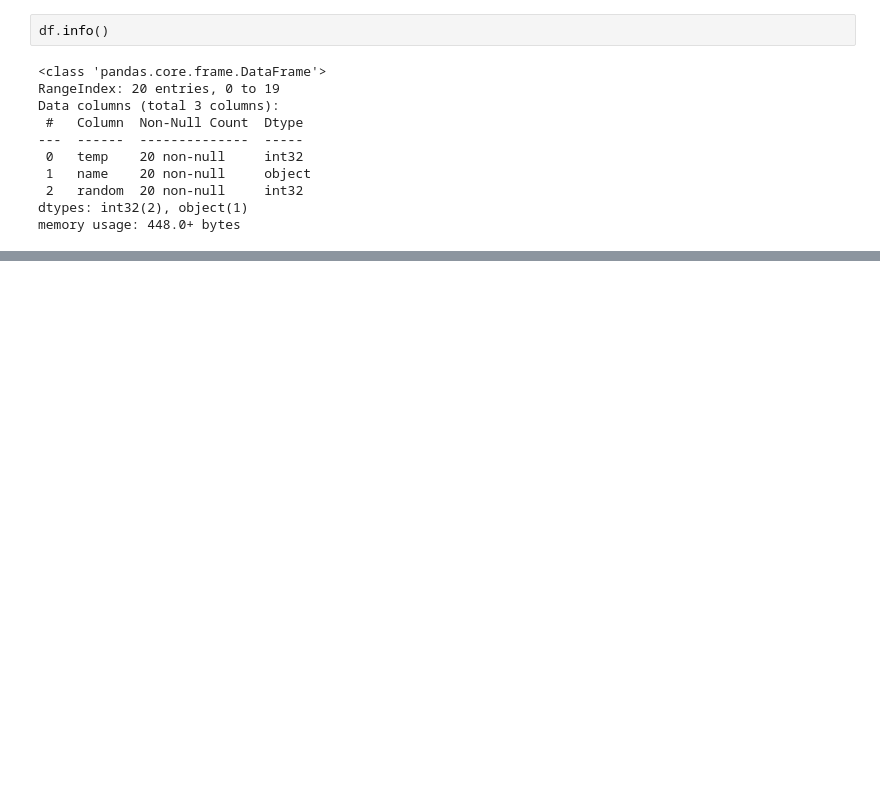
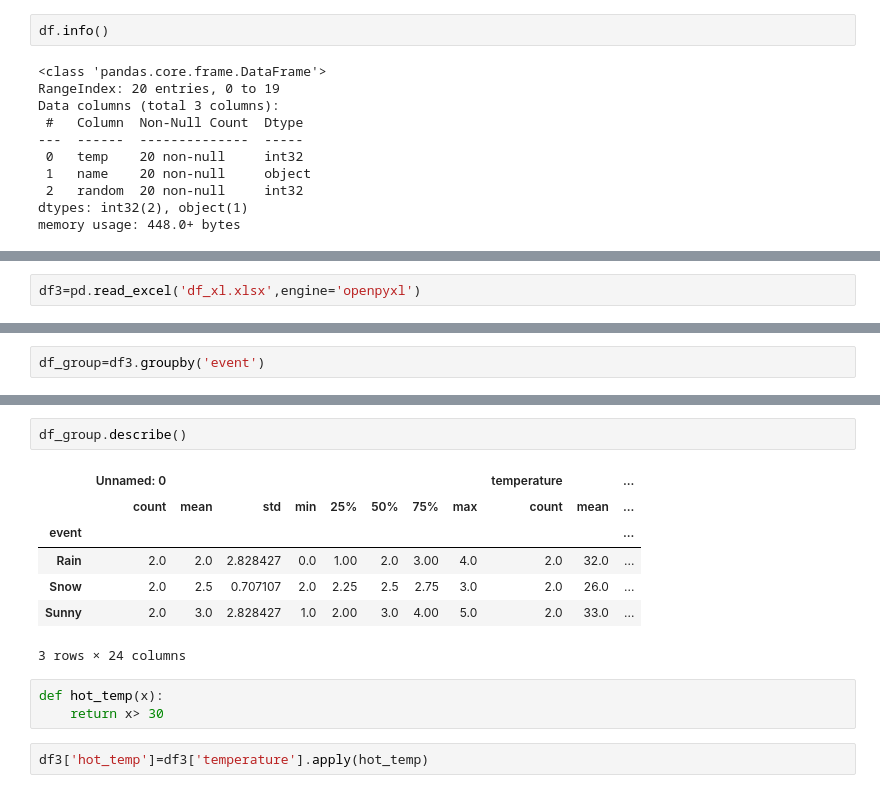
Before and after one commit to Zahoor58/Pandas, a Jupyter notebook: pandas.ipynb, the cells around one changed output, grey strips where cells are left out. Cells and saved outputs as stored; diff of their text form; blank space fills up the shorter version.

Commit message:
explored indexes, iloc and loc, reading csv and xlsx file, groupby and pivot table

```diff
--- a/pandas.ipynb
+++ b/pandas.ipynb
@@ -278,0 +504,2 @@ df
+# %%
+df3=pd.read_excel('df_xl.xlsx',engine='openpyxl')
@@ -278,0 +526,2 @@ df
+# %%
+df_group=df3.groupby('event')
@@ -278,0 +551,15 @@ df
+# %%
+df_group.describe()
+# %% [output]
+|  | Unnamed: 0 |  |  |  |  |  |  |  | temperature |  | ... |
+|  | count | mean | std | min | 25% | 50% | 75% | max | count | mean | ... |
+| event |  |  |  |  |  |  |  |  |  |  | ... |
+| Rain | 2.0 | 2.0 | 2.828427 | 0.0 | 1.00 | 2.0 | 3.00 | 4.0 | 2.0 | 32.0 | ... |
+| Snow | 2.0 | 2.5 | 0.707107 | 2.0 | 2.25 | 2.5 | 2.75 | 3.0 | 2.0 | 26.0 | ... |
+| Sunny | 2.0 | 3.0 | 2.828427 | 1.0 | 2.00 | 3.0 | 4.00 | 5.0 | 2.0 | 33.0 | ... |
+3 rows × 24 columns
+# %%
+def hot_temp(x):
+    return x> 30
+# %%
+df3['hot_temp']=df3['temperature'].apply(hot_temp)
```
Also changed, not shown: parts of 75 cells of this notebook, 4 other files.
